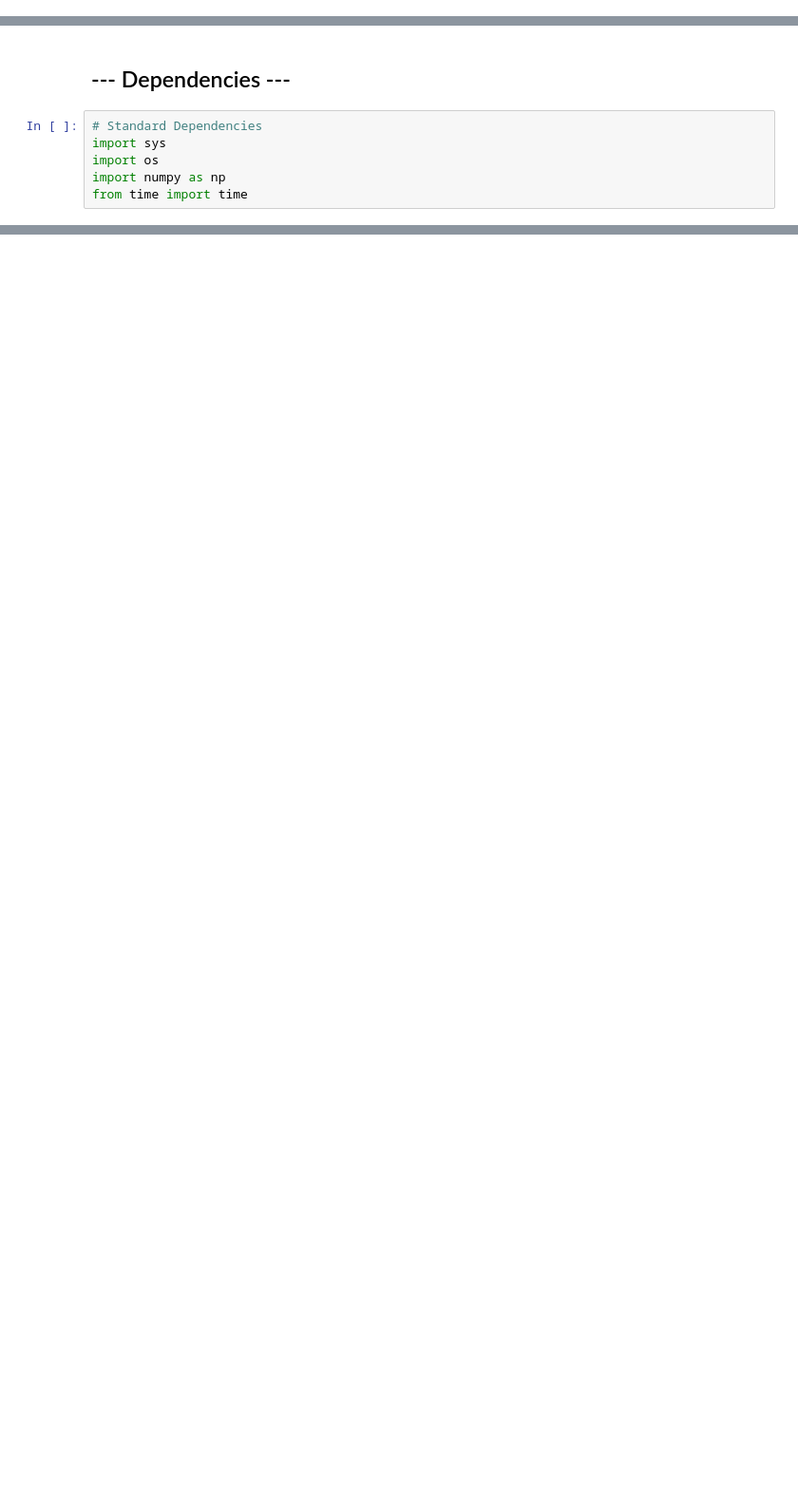
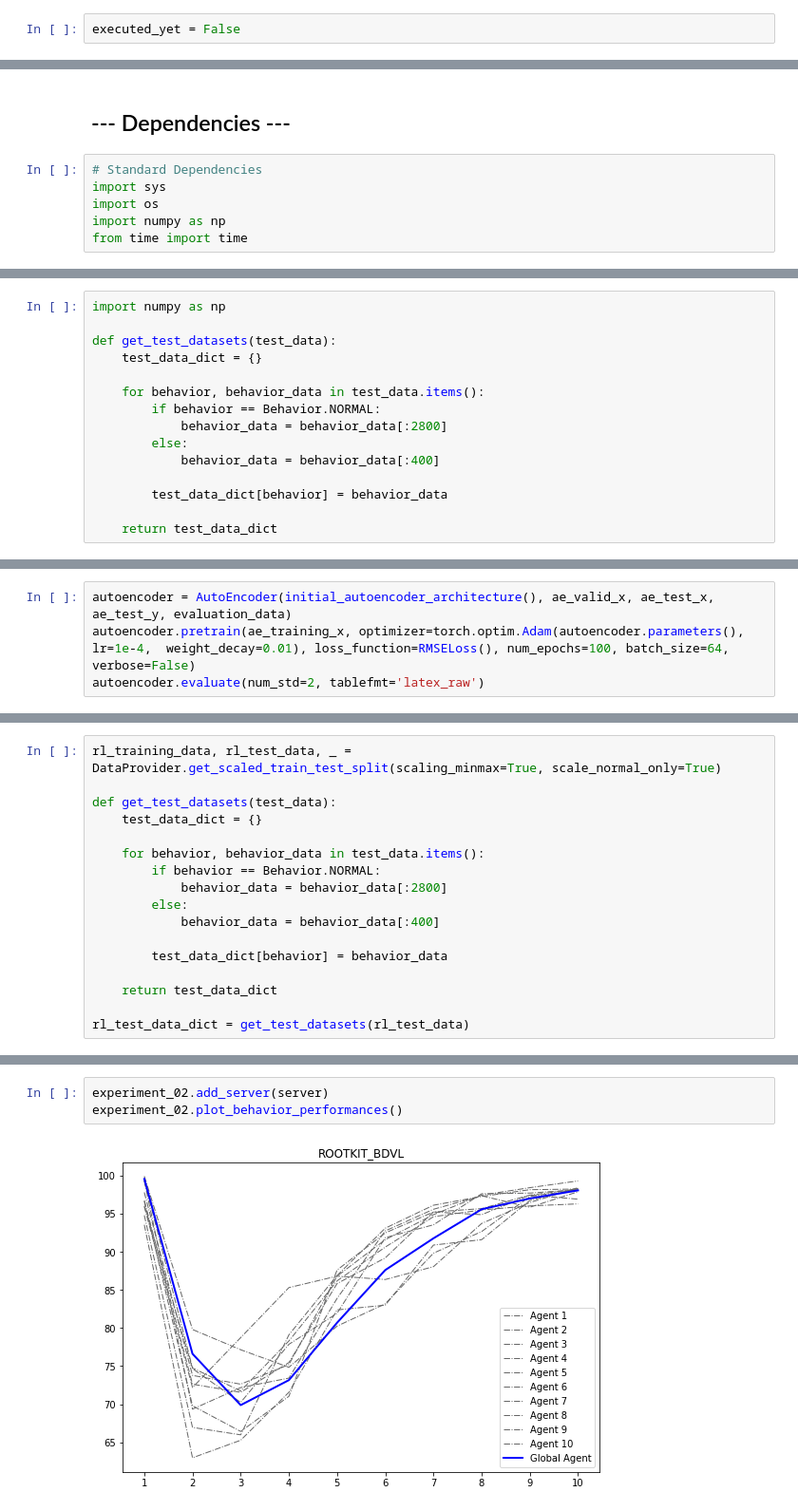
Before and after one commit to jan-kreischer/FedRL-for-IoT-Security, a Jupyter notebook: prototypes/prototype_02/prototype-02.ipynb, the cells around one changed output, grey strips where cells are left out. Shown at 95% size. Cells and saved outputs as stored; diff of their text form; blank space fills up the shorter version.

```diff
--- a/prototypes/prototype_02/prototype-02.ipynb
+++ b/prototypes/prototype_02/prototype-02.ipynb
@@ -105,0 +3,2 @@ def seed_random():
+# %%
+executed_yet = False
@@ -1249,0 +85,15 @@ KeyboardInterrupt:
+# %%
+import numpy as np
+
+def get_test_datasets(test_data):
+    test_data_dict = {}
+
+    for behavior, behavior_data in test_data.items():
+        if behavior == Behavior.NORMAL:
+            behavior_data = behavior_data[:2800]
+        else:
+            behavior_data = behavior_data[:400]
+
+        test_data_dict[behavior] = behavior_data
+
+    return test_data_dict
@@ -1249,0 +125,4 @@ KeyboardInterrupt:
+# %%
+autoencoder = AutoEncoder(initial_autoencoder_architecture(), ae_valid_x, ae_test_x, ae_test_y, evaluation_data)
+autoencoder.pretrain(ae_training_x, optimizer=torch.optim.Adam(autoencoder.parameters(), lr=1e-4,  weight_decay=0.01), loss_function=RMSELoss(), num_epochs=100, batch_size=64, verbose=False)
+autoencoder.evaluate(num_std=2, tablefmt='latex_raw')
@@ -1249,0 +1309,17 @@ KeyboardInterrupt:
+# %%
+rl_training_data, rl_test_data, _ = DataProvider.get_scaled_train_test_split(scaling_minmax=True, scale_normal_only=True)
+
+def get_test_datasets(test_data):
+    test_data_dict = {}
+
+    for behavior, behavior_data in test_data.items():
+        if behavior == Behavior.NORMAL:
+            behavior_data = behavior_data[:2800]
+        else:
+            behavior_data = behavior_data[:400]
+
+        test_data_dict[behavior] = behavior_data
+
+    return test_data_dict
+
+rl_test_data_dict = get_test_datasets(rl_test_data)
@@ -1249,0 +1512,5 @@ KeyboardInterrupt:
+# %%
+experiment_02.add_server(server)
+experiment_02.plot_behavior_performances()
+# %% [output]
+[figure, added]
```
Also changed, not shown: parts of 60 cells of this notebook.
